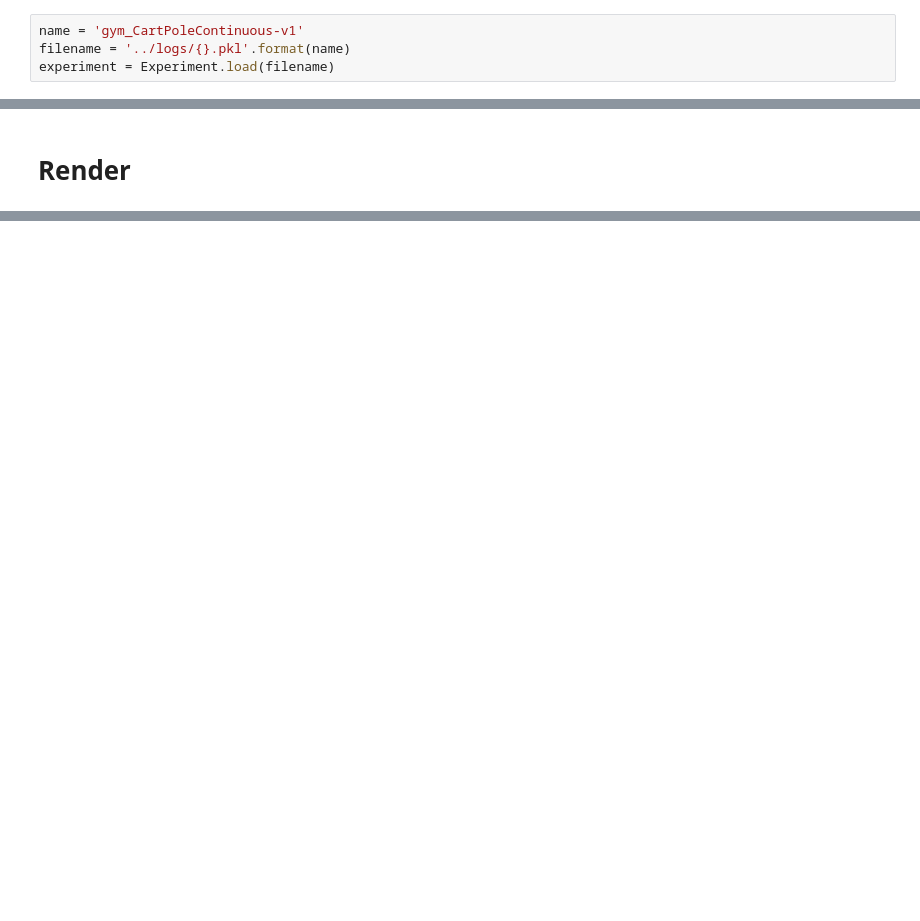
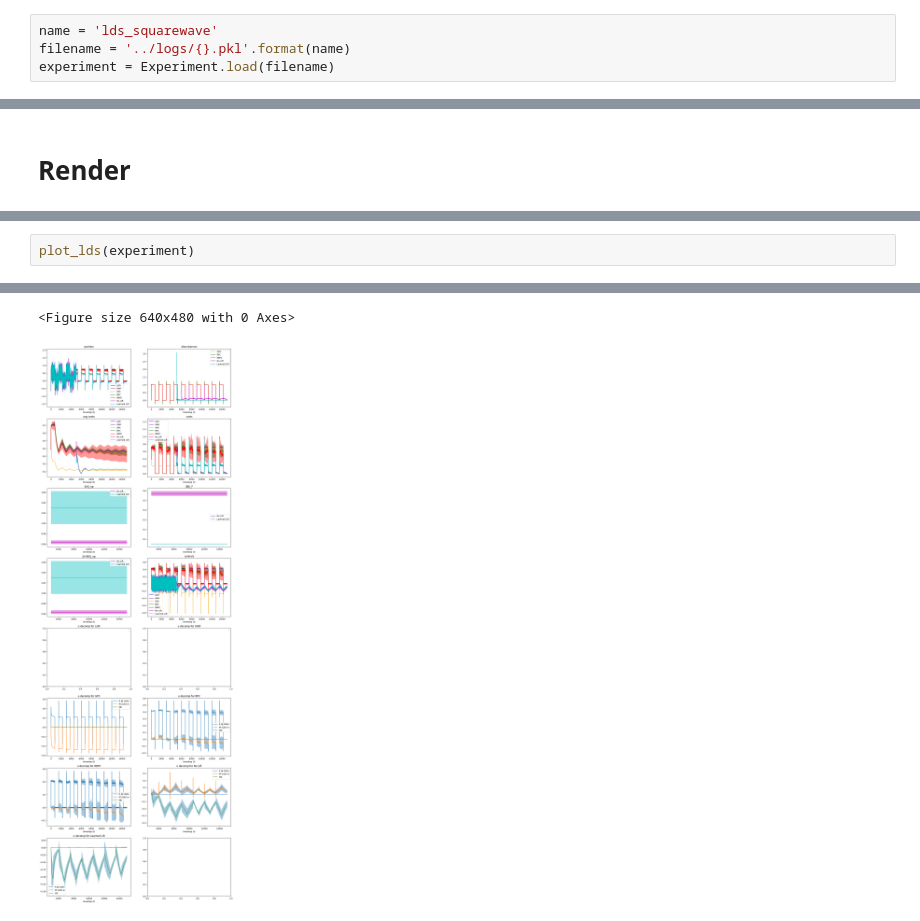
Before and after one commit to edogariu/extravaganza, a Jupyter notebook: experiments/visualization.ipynb, the cells around one changed output, grey strips where cells are left out. Cells and saved outputs as stored; diff of their text form; blank space fills up the shorter version.

```diff
--- a/experiments/visualization.ipynb
+++ b/experiments/visualization.ipynb
@@ -34,5 +36,5 @@ Experiments we can load:
 # %%
-name = 'gym_CartPoleContinuous-v1'
+name = 'lds_squarewave'
 filename = '../logs/{}.pkl'.format(name)
 experiment = Experiment.load(filename)
 # %% [output]
@@ -85,0 +173,3 @@ HTML(vid)
+# %%
+plot_lds(experiment)
+# %% [output]
@@ -85,0 +193,2 @@ HTML(vid)
+<Figure size 640x480 with 0 Axes>
+[figure, added]
```
Also changed, not shown: parts of 7 cells of this notebook, 26 other files.
